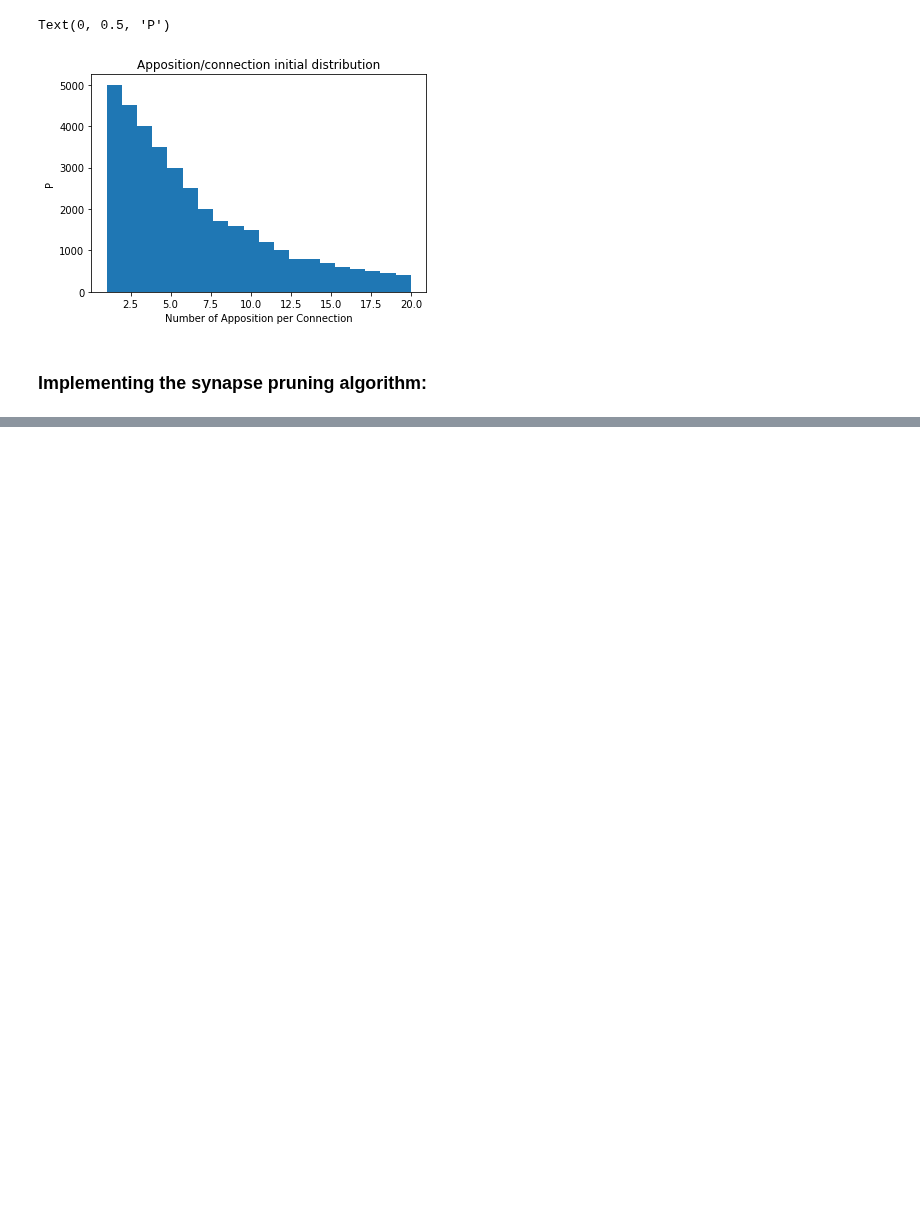
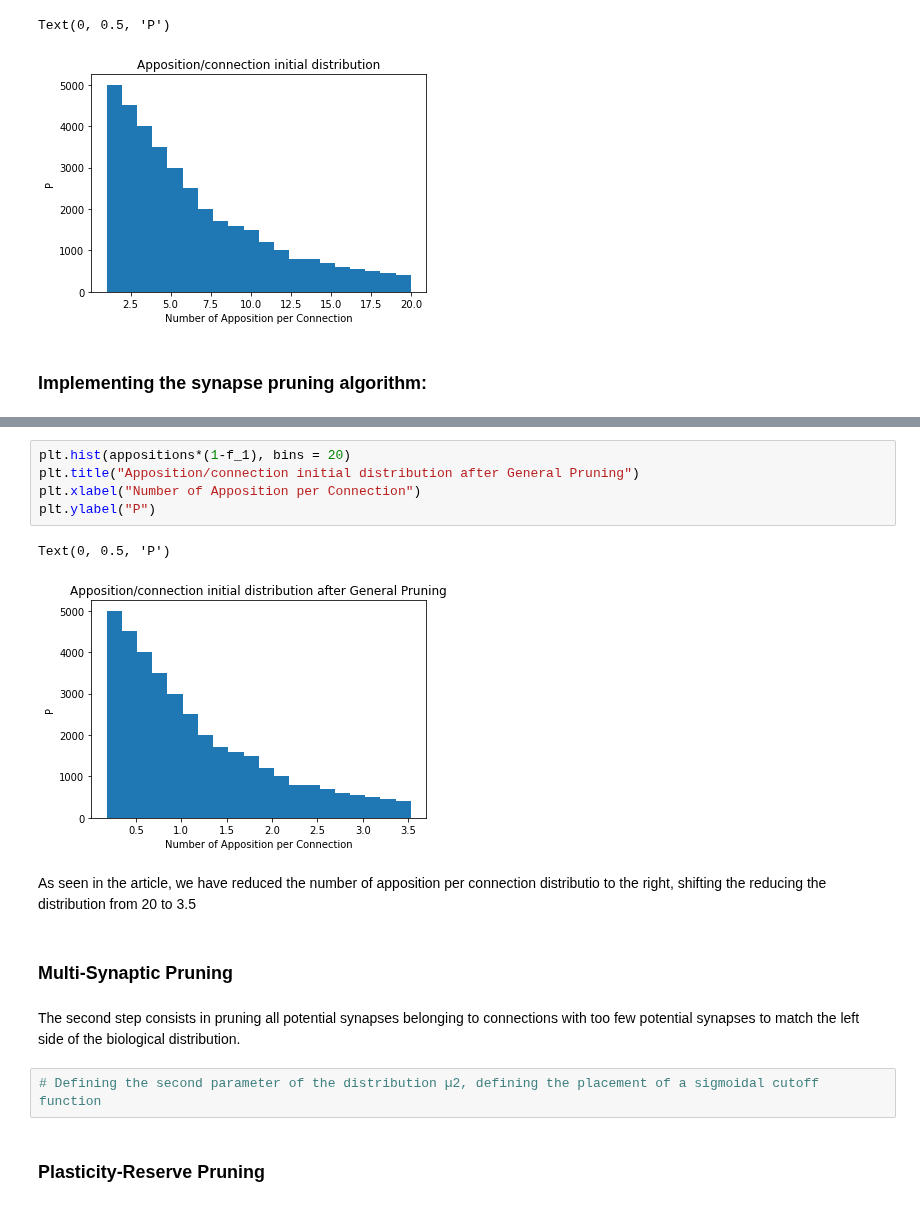
Before and after one commit to GasserElbanna/In-Silico-Neuroscience-Projects, a Jupyter notebook: Week 9/Week9_HomeWork.ipynb, the cells around one changed output, grey strips where cells are left out. Saved outputs shown, nothing was run; the diff lists cells and outputs as text; blank space fills up the shorter version.

```diff
--- a/Week 9/Week9_HomeWork.ipynb
+++ b/Week 9/Week9_HomeWork.ipynb
@@ -372,0 +720,18 @@ scaling_fact = 10e5 # Scaling factor when calculating the post-pruning bouton de
+# %%
+plt.hist(appositions*(1-f_1), bins = 20)
+plt.title("Apposition/connection initial distribution after General Pruning")
+plt.xlabel("Number of Apposition per Connection")
+plt.ylabel("P")
+# %% [output]
+Text(0, 0.5, 'P')
+[figure, added]
+# %% [markdown]
+As seen in the article, we have reduced the number of apposition per connection distributio to the right, shifting the reducing the distribution from 20 to 3.5
+# %% [markdown]
+### Multi-Synaptic Pruning
+# %% [markdown]
+The second step consists in pruning all potential synapses belonging to connections with too few potential synapses to match the left side of the biological distribution.
+# %%
+# Defining the second parameter of the distribution µ2, defining the placement of a sigmoidal cutoff function
+# %% [markdown]
+### Plasticity-Reserve Pruning
```
Also changed, not shown: parts of 27 cells of this notebook.
